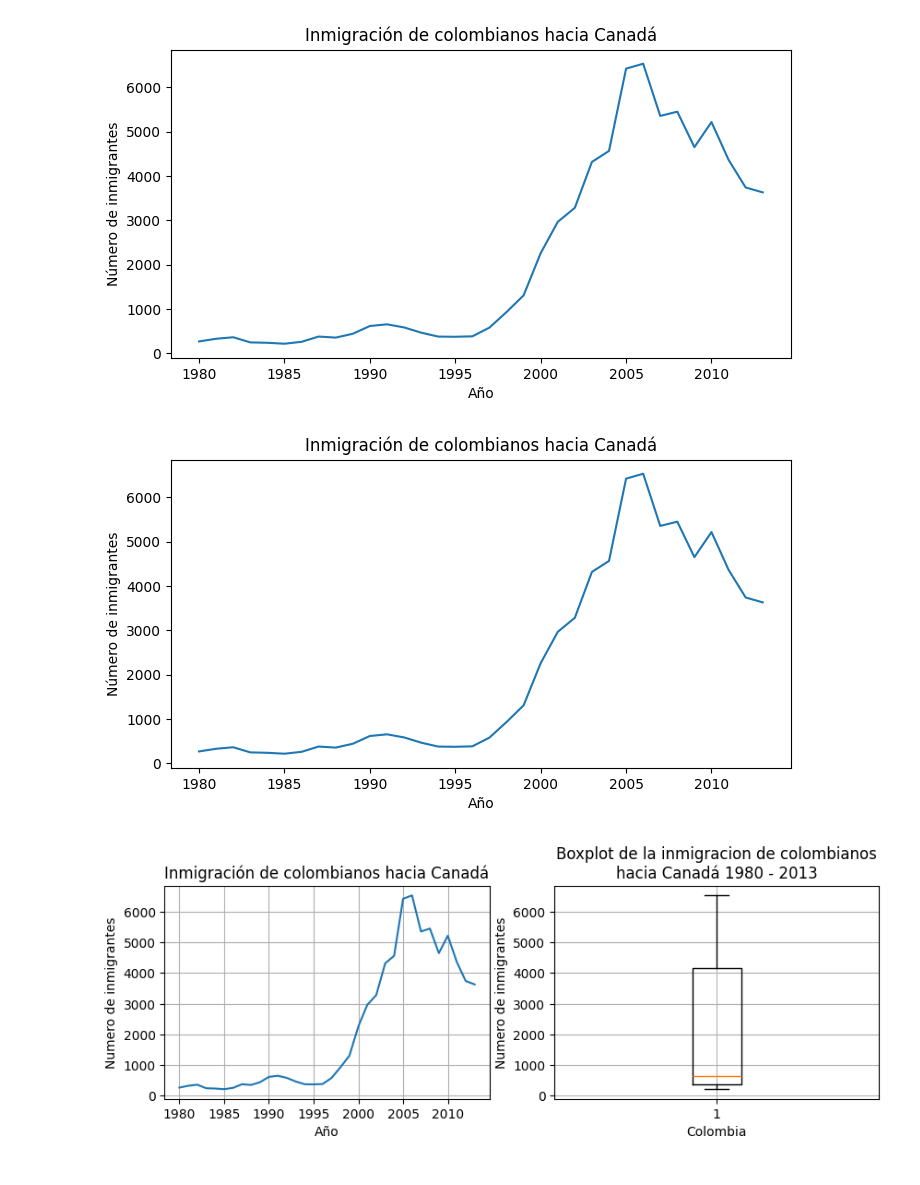
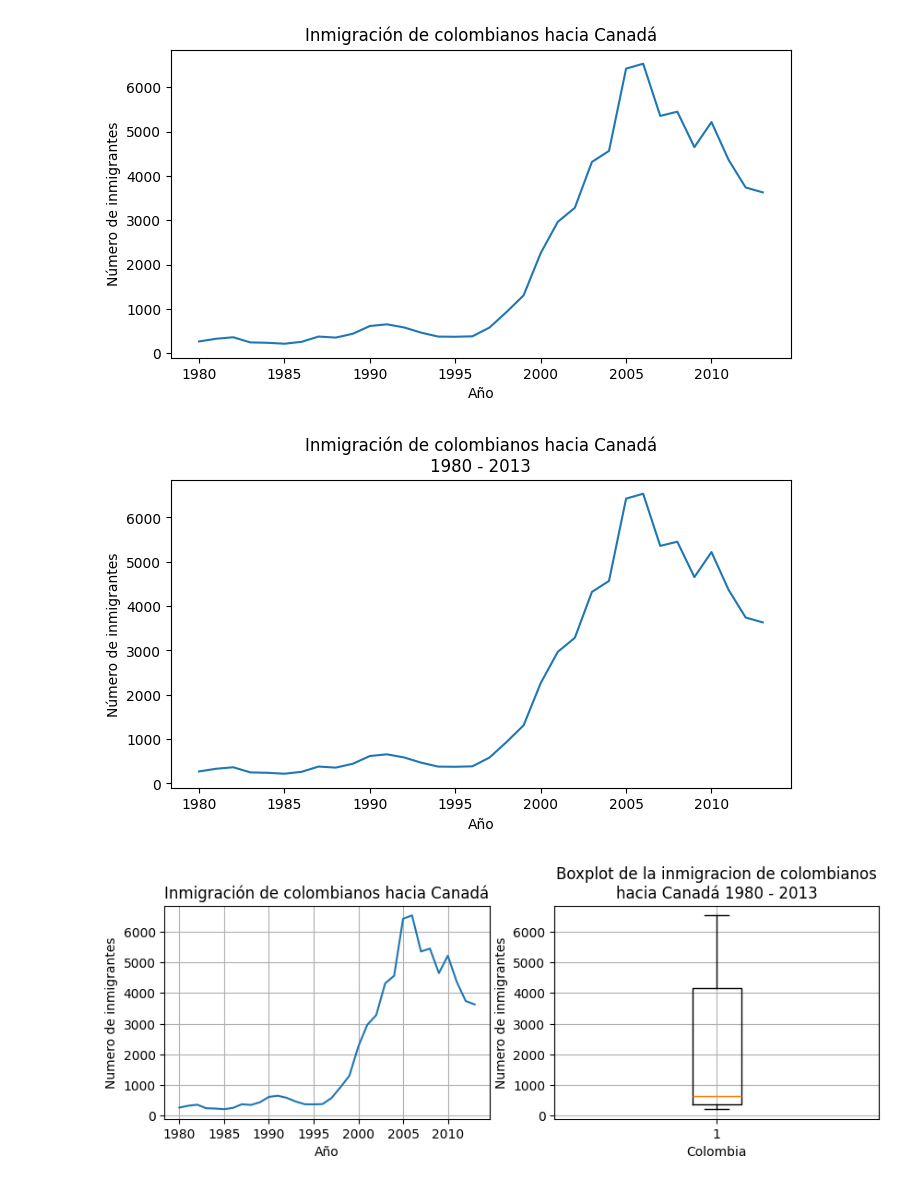
Before and after one commit to OctavioPinoRosas/CursoAlura_DataScience, a Jupyter notebook: Visualizacion_De_Datos/Visualizacion_de_datos_con_python.ipynb, the cells around one changed output. Saved outputs shown, nothing was run; the diff lists cells and outputs as text; code cells hidden in the pictures.

Commit message:
Customizing visualizations with matplotlib

```diff
--- a/Visualizacion_De_Datos/Visualizacion_de_datos_con_python.ipynb
+++ b/Visualizacion_De_Datos/Visualizacion_de_datos_con_python.ipynb
@@ -140,15 +140,15 @@ plt.show()
 # %%
 # Guardamos la grafica creando una figura y el lienzo donde se grafica
 fig, ax = plt.subplots(figsize=(8,4))
 ax.plot(datos_col['Año'],datos_col['Inmigrantes'])
 # Se crean los intervalos de años cada 5 automaticamente
 ax.xaxis.set_major_locator(plt.MultipleLocator(5))
-ax.set_title('Inmigración de colombianos hacia Canadá')
+ax.set_title('Inmigración de colombianos hacia Canadá\n1980 - 2013')
 ax.set_xlabel('Año')
 ax.set_ylabel('Número de inmigrantes')
 plt.show()
 # %% [output]
-[figure, old version]
+[figure, new version]
 # %%
 fig, axs = plt.subplots(1,2,figsize=(10,3))
 axs[0].plot(datos_col['Año'], datos_col['Inmigrantes'])
```
Also changed, not shown: parts of 2 cells of this notebook.
